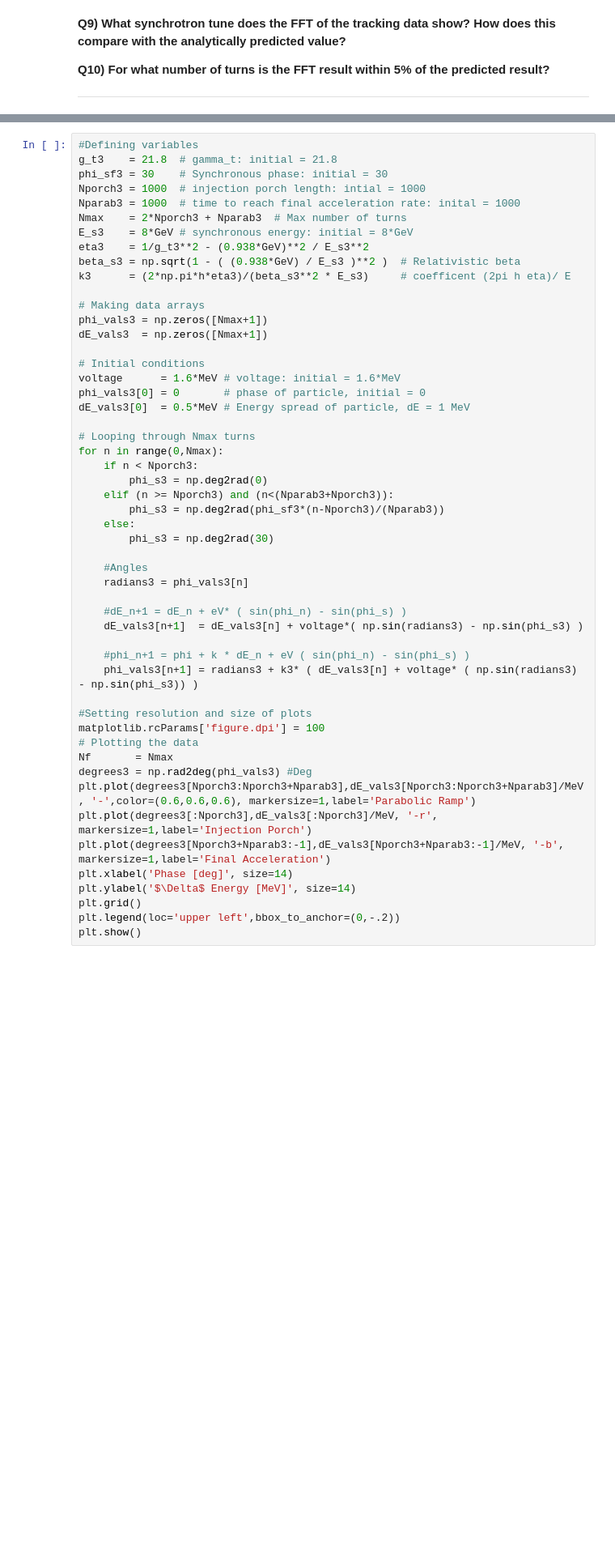
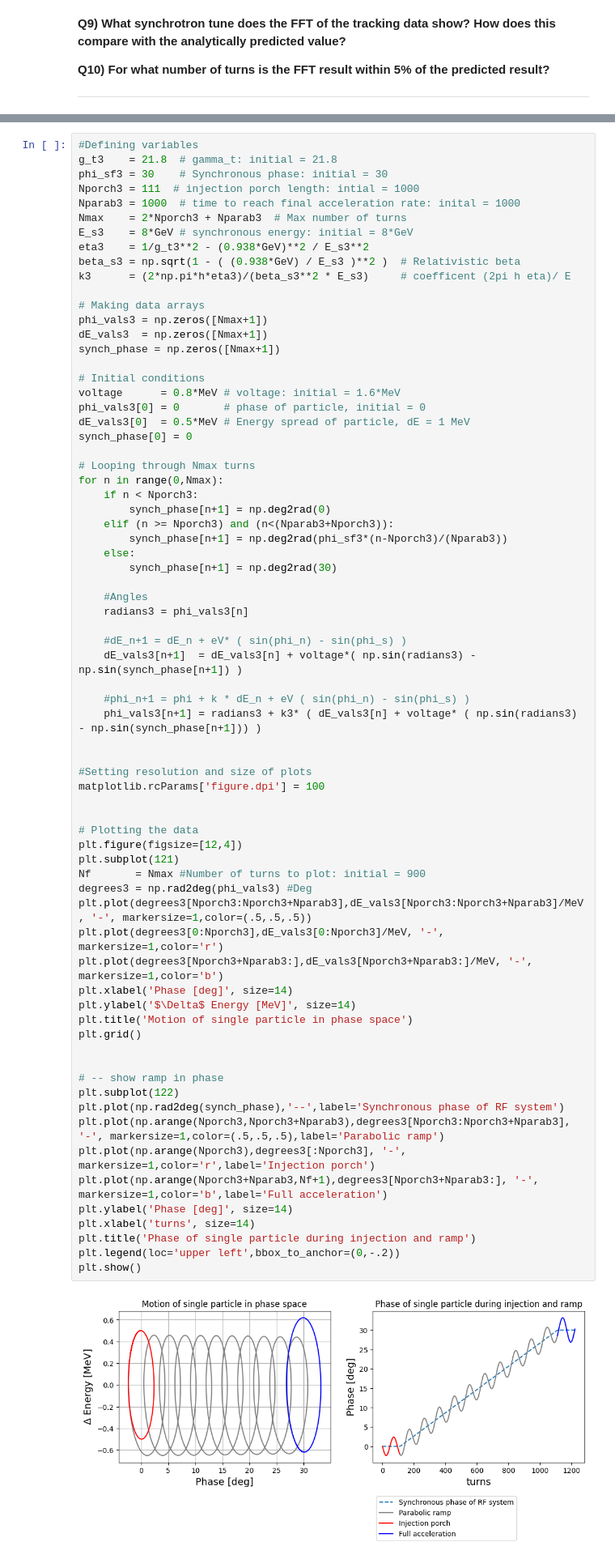
Before and after one commit to uspas/fundamentals-labs, a Jupyter notebook: Longitudinal-Dynamics.ipynb, the cells around one changed output, grey strips where cells are left out. Shown at 81% size. Drawn from its saved outputs; the diff is of its cells as text; blank space fills up the shorter version.

Commit message:
added extra plot in section 3

```diff
--- a/Longitudinal-Dynamics.ipynb
+++ b/Longitudinal-Dynamics.ipynb
@@ -276,7 +278,7 @@ The “injection porch” length – the time particles spend at the injection e
 #Defining variables
 g_t3    = 21.8  # gamma_t: initial = 21.8
 phi_sf3 = 30    # Synchronous phase: initial = 30
-Nporch3 = 1000  # injection porch length: intial = 1000
+Nporch3 = 111  # injection porch length: intial = 1000
 Nparab3 = 1000  # time to reach final acceleration rate: inital = 1000
 Nmax    = 2*Nporch3 + Nparab3  # Max number of turns
 E_s3    = 8*GeV # synchronous energy: initial = 8*GeV
@@ -287,43 +289,64 @@ k3      = (2*np.pi*h*eta3)/(beta_s3**2 * E_s3)     # coefficent (2pi h eta)/ E
 # Making data arrays
 phi_vals3 = np.zeros([Nmax+1])
 dE_vals3  = np.zeros([Nmax+1])
+synch_phase = np.zeros([Nmax+1])
 
 # Initial conditions
-voltage      = 1.6*MeV # voltage: initial = 1.6*MeV
+voltage      = 0.8*MeV # voltage: initial = 1.6*MeV
 phi_vals3[0] = 0       # phase of particle, initial = 0
 dE_vals3[0]  = 0.5*MeV # Energy spread of particle, dE = 1 MeV
+synch_phase[0] = 0
 
 # Looping through Nmax turns
 for n in range(0,Nmax):
     if n < Nporch3:
-        phi_s3 = np.deg2rad(0)
+        synch_phase[n+1] = np.deg2rad(0)
     elif (n >= Nporch3) and (n<(Nparab3+Nporch3)):
-        phi_s3 = np.deg2rad(phi_sf3*(n-Nporch3)/(Nparab3))
+        synch_phase[n+1] = np.deg2rad(phi_sf3*(n-Nporch3)/(Nparab3))
     else:
-        phi_s3 = np.deg2rad(30)
+        synch_phase[n+1] = np.deg2rad(30)
 
     #Angles
     radians3 = phi_vals3[n]
 
     #dE_n+1 = dE_n + eV* ( sin(phi_n) - sin(phi_s) )
-    dE_vals3[n+1]  = dE_vals3[n] + voltage*( np.sin(radians3) - np.sin(phi_s3) )
+    dE_vals3[n+1]  = dE_vals3[n] + voltage*( np.sin(radians3) - np.sin(synch_phase[n+1]) )
 
     #phi_n+1 = phi + k * dE_n + eV ( sin(phi_n) - sin(phi_s) )
-    phi_vals3[n+1] = radians3 + k3* ( dE_vals3[n] + voltage* ( np.sin(radians3) - np.sin(phi_s3)) )
+    phi_vals3[n+1] = radians3 + k3* ( dE_vals3[n] + voltage* ( np.sin(radians3) - np.sin(synch_phase[n+1])) )
+
 
 #Setting resolution and size of plots
 matplotlib.rcParams['figure.dpi'] = 100
+
+
 # Plotting the data
-Nf       = Nmax
+plt.figure(figsize=[12,4])
+plt.subplot(121)
+Nf       = Nmax #Number of turns to plot: initial = 900
 degrees3 = np.rad2deg(phi_vals3) #Deg
-plt.plot(degrees3[Nporch3:Nporch3+Nparab3],dE_vals3[Nporch3:Nporch3+Nparab3]/MeV, '-',color=(0.6,0.6,0.6), markersize=1,label='Parabolic Ramp')
-plt.plot(degrees3[:Nporch3],dE_vals3[:Nporch3]/MeV, '-r', markersize=1,label='Injection Porch')
-plt.plot(degrees3[Nporch3+Nparab3:-1],dE_vals3[Nporch3+Nparab3:-1]/MeV, '-b', markersize=1,label='Final Acceleration')
+plt.plot(degrees3[Nporch3:Nporch3+Nparab3],dE_vals3[Nporch3:Nporch3+Nparab3]/MeV, '-', markersize=1,color=(.5,.5,.5))
+plt.plot(degrees3[0:Nporch3],dE_vals3[0:Nporch3]/MeV, '-', markersize=1,color='r')
+plt.plot(degrees3[Nporch3+Nparab3:],dE_vals3[Nporch3+Nparab3:]/MeV, '-', markersize=1,color='b')
 plt.xlabel('Phase [deg]', size=14)
 plt.ylabel('$\Delta$ Energy [MeV]', size=14)
+plt.title('Motion of single particle in phase space')
 plt.grid()
+
+
+# -- show ramp in phase
+plt.subplot(122)
+plt.plot(np.rad2deg(synch_phase),'--',label='Synchronous phase of RF system')
+plt.plot(np.arange(Nporch3,Nporch3+Nparab3),degrees3[Nporch3:Nporch3+Nparab3], '-', markersize=1,color=(.5,.5,.5),label='Parabolic ramp')
+plt.plot(np.arange(Nporch3),degrees3[:Nporch3], '-', markersize=1,color='r',label='Injection porch')
+plt.plot(np.arange(Nporch3+Nparab3,Nf+1),degrees3[Nporch3+Nparab3:], '-', markersize=1,color='b',label='Full acceleration')
+plt.ylabel('Phase [deg]', size=14)
+plt.xlabel('turns', size=14)
+plt.title('Phase of single particle during injection and ramp')
 plt.legend(loc='upper left',bbox_to_anchor=(0,-.2))
 plt.show()
+# %% [output]
+[figure, added]
 # %% [markdown]
 **Q12) By changing the value of `Nporch3` find the synchrotron period at both the Injection Porch and Final Acceleration? (How many turns does it take to close the red and blue circles?)**
 
```
Also changed, not shown: parts of 2 cells of this notebook.
